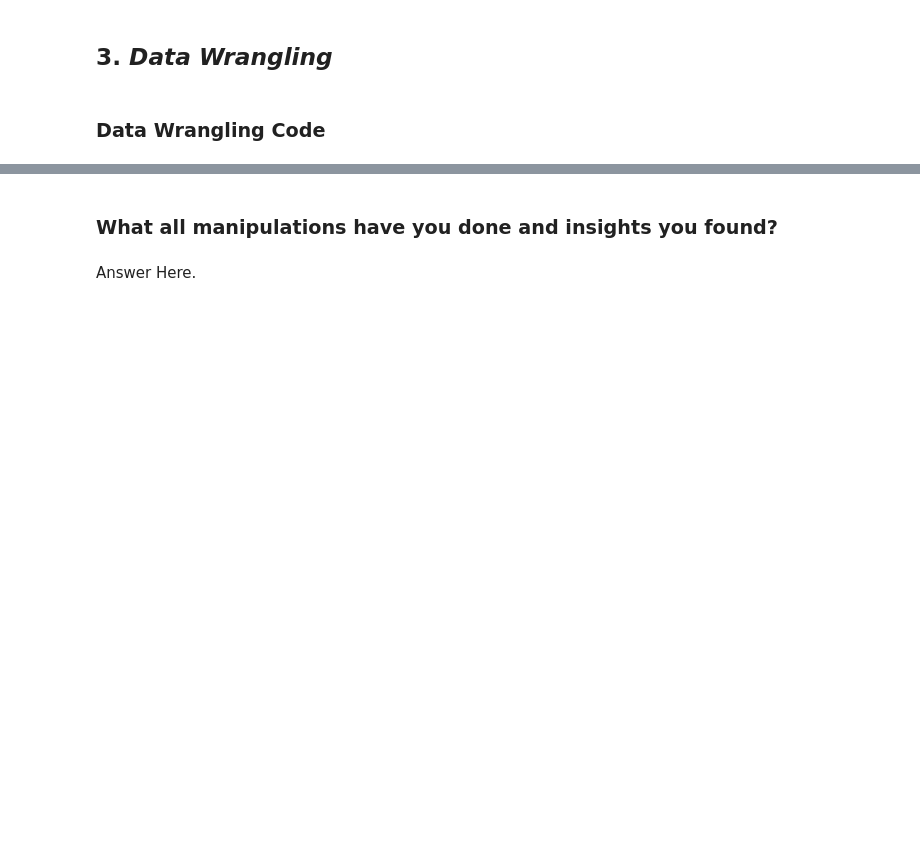
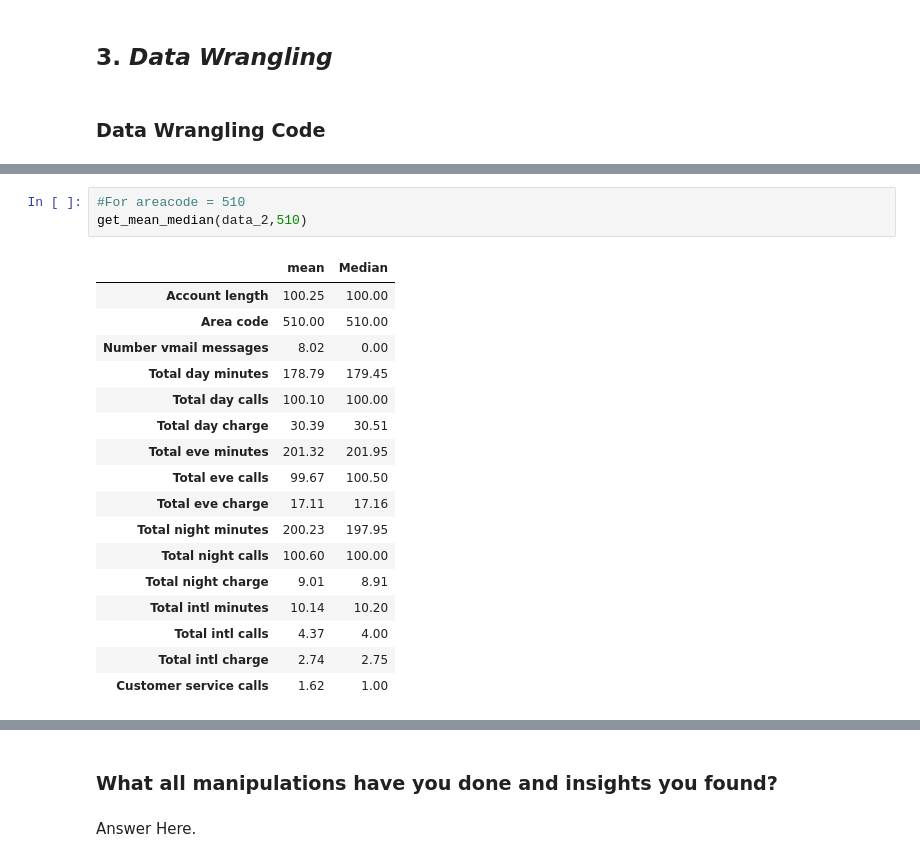
Before and after one commit to praffs18/Telecom-Churn-Analysis, a Jupyter notebook: Telecom_Churn_Analysis_Capstone_Project.ipynb, the cells around one changed output, grey strips where cells are left out. Cells and saved outputs as stored; diff of their text form; blank space fills up the shorter version.

```diff
--- a/Telecom_Churn_Analysis_Capstone_Project.ipynb
+++ b/Telecom_Churn_Analysis_Capstone_Project.ipynb
@@ -287,0 +364,21 @@ No. of unique values in  Churn is 2
+# %%
+#For areacode = 510
+get_mean_median(data_2,510)
+# %% [output]
+|  | mean | Median |
+| Account length | 100.25 | 100.00 |
+| Area code | 510.00 | 510.00 |
+| Number vmail messages | 8.02 | 0.00 |
+| Total day minutes | 178.79 | 179.45 |
+| Total day calls | 100.10 | 100.00 |
+| Total day charge | 30.39 | 30.51 |
+| Total eve minutes | 201.32 | 201.95 |
+| Total eve calls | 99.67 | 100.50 |
+| Total eve charge | 17.11 | 17.16 |
+| Total night minutes | 200.23 | 197.95 |
+| Total night calls | 100.60 | 100.00 |
+| Total night charge | 9.01 | 8.91 |
+| Total intl minutes | 10.14 | 10.20 |
+| Total intl calls | 4.37 | 4.00 |
+| Total intl charge | 2.74 | 2.75 |
+| Customer service calls | 1.62 | 1.00 |
```
Also changed, not shown: parts of 10 cells of this notebook.
